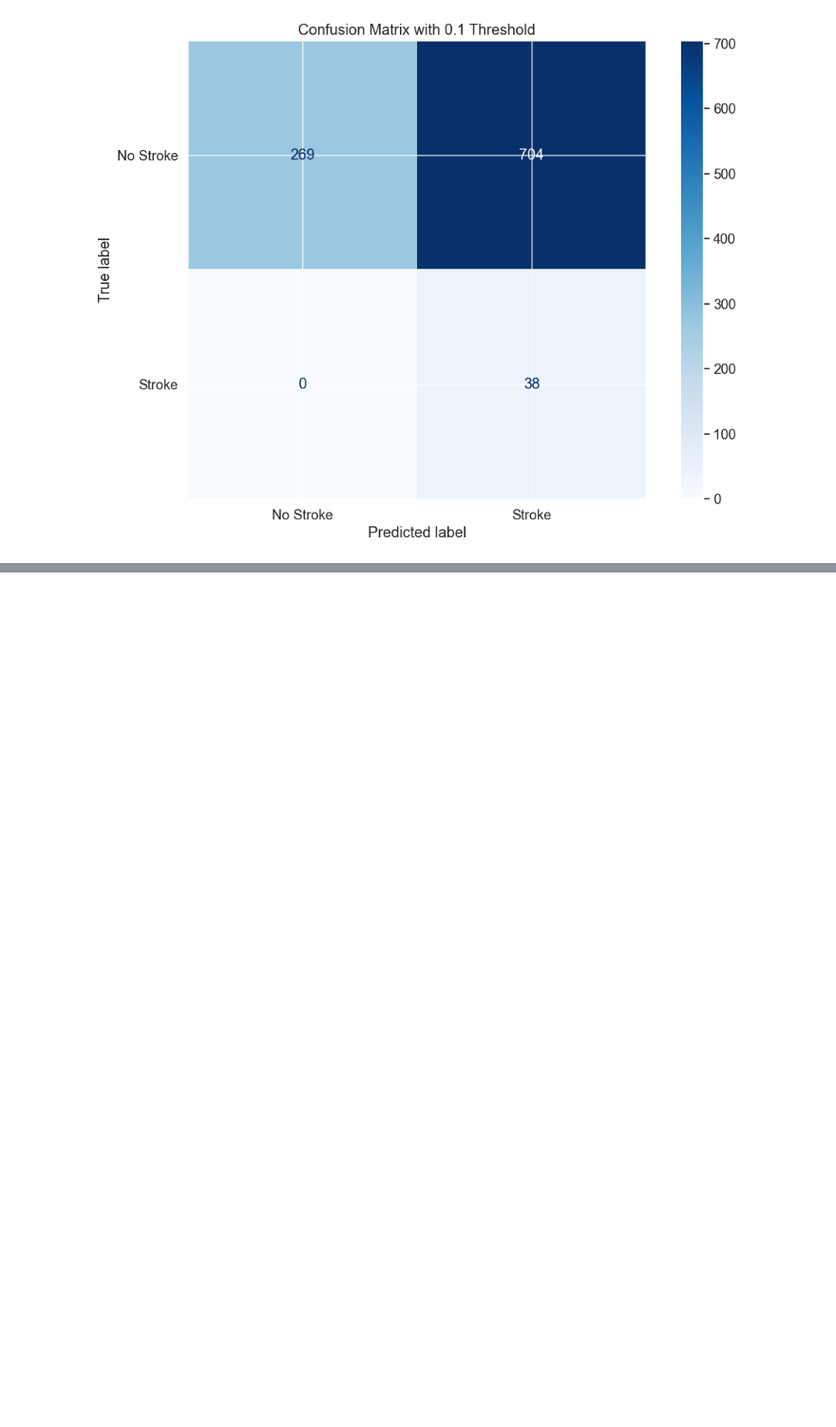
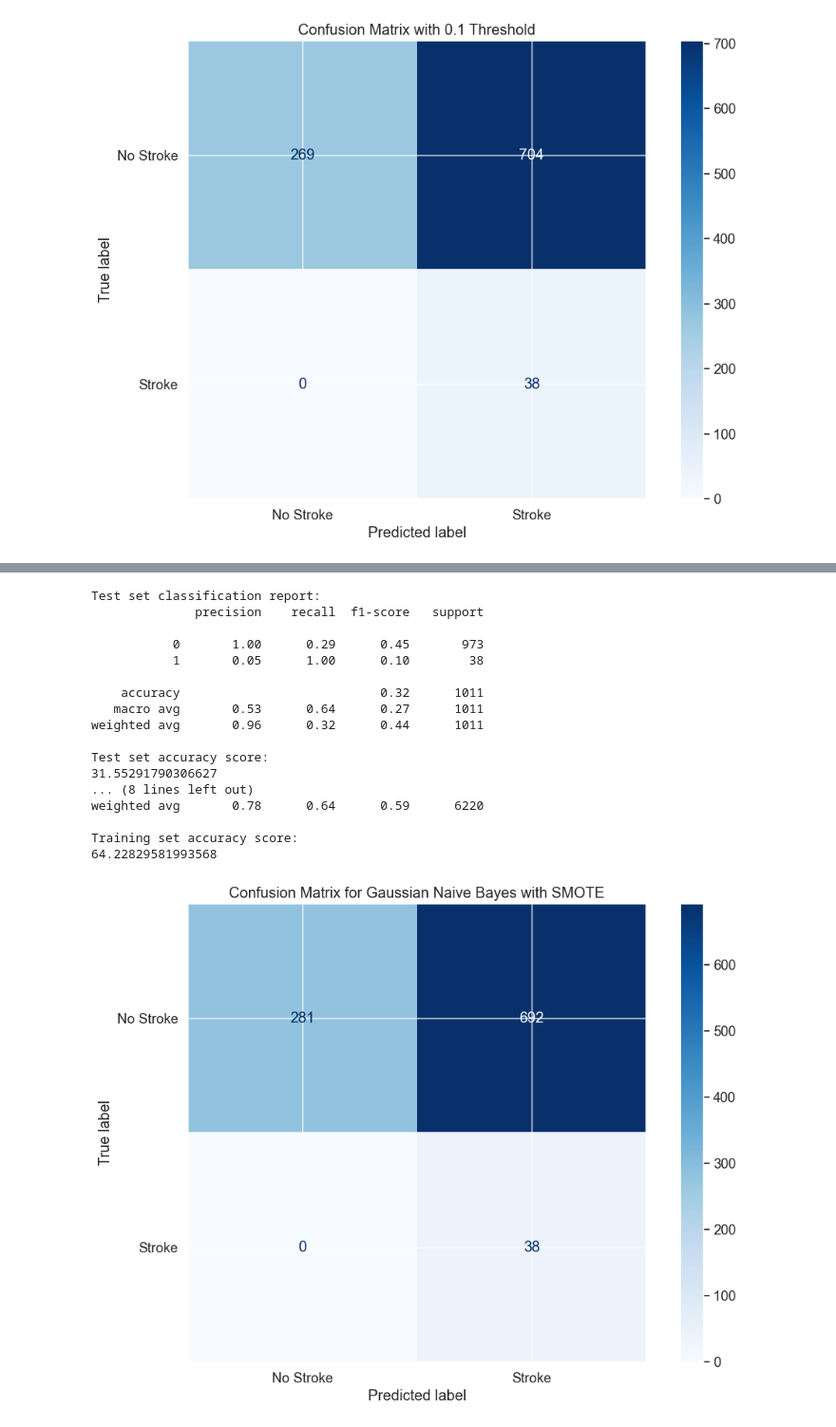
Before and after one commit to marwannour1/stroke_prediction, a Jupyter notebook: main.ipynb, the cells around one changed output, grey strips where cells are left out. Shown at 95% size. Saved outputs shown, nothing was run; the diff lists cells and outputs as text; code cells hidden in the pictures; blank space fills up the shorter version.

```diff
--- a/main.ipynb
+++ b/main.ipynb
@@ -1303,0 +1307,13 @@ weighted avg       0.96      0.30      0.42      1011
+# %%
+from imblearn.over_sampling import SMOTE
+
+smote = SMOTE(random_state=42)
+X_train_resampled, y_train_resampled = smote.fit_resample(X_train_final, y_train)
+
+# show me the shape of the resampled data.
+print(f"X_train_final_resampled shape: {X_train_resampled.shape}")
+print(f"y_train_resampled shape: {y_train_resampled.shape}")
+
+# print how many stroke and no stroke in the resampled data.
+print("Stroke distribution in resampled data:")
+print(y_train_resampled.value_counts(normalize=True) * 100)
@@ -1303,0 +1328,43 @@ weighted avg       0.96      0.30      0.42      1011
+# %%
+classifier = GaussianNB()
+classifier.fit(X_train_resampled, y_train_resampled)
+
+y_pred_test = classifier.predict(X_test_final)
+print("Test set classification report:")
+print(classification_report(y_test, y_pred_test))
+print("Test set accuracy score:")
+print(accuracy_score(y_test, y_pred_test) * 100)
+
+
+#show accuracy score for the training data.
+y_pred_train = classifier.predict(X_train_resampled)
+print("Training set classification report:")
+print(classification_report(y_train_resampled, y_pred_train))
+print("Training set accuracy score:")
+print(accuracy_score(y_train_resampled, y_pred_train) * 100)
+
+# Plot confusion matrix
+cm = confusion_matrix(y_test, y_pred_test)
+disp = ConfusionMatrixDisplay(confusion_matrix=cm, display_labels=['No Stroke', 'Stroke'])
+disp.plot(cmap=plt.cm.Blues, values_format='d')
+plt.title('Confusion Matrix for Gaussian Naive Bayes with SMOTE')
+plt.show()
+# %% [output]
+Test set classification report:
+              precision    recall  f1-score   support
+
+           0       1.00      0.29      0.45       973
+           1       0.05      1.00      0.10        38
+
+    accuracy                           0.32      1011
+   macro avg       0.53      0.64      0.27      1011
+weighted avg       0.96      0.32      0.44      1011
+
+Test set accuracy score:
+31.55291790306627
+... (8 lines left out)
+weighted avg       0.78      0.64      0.59      6220
+
+Training set accuracy score:
+64.22829581993568
+[figure, added]
```
Also changed, not shown: parts of 3 cells of this notebook.
